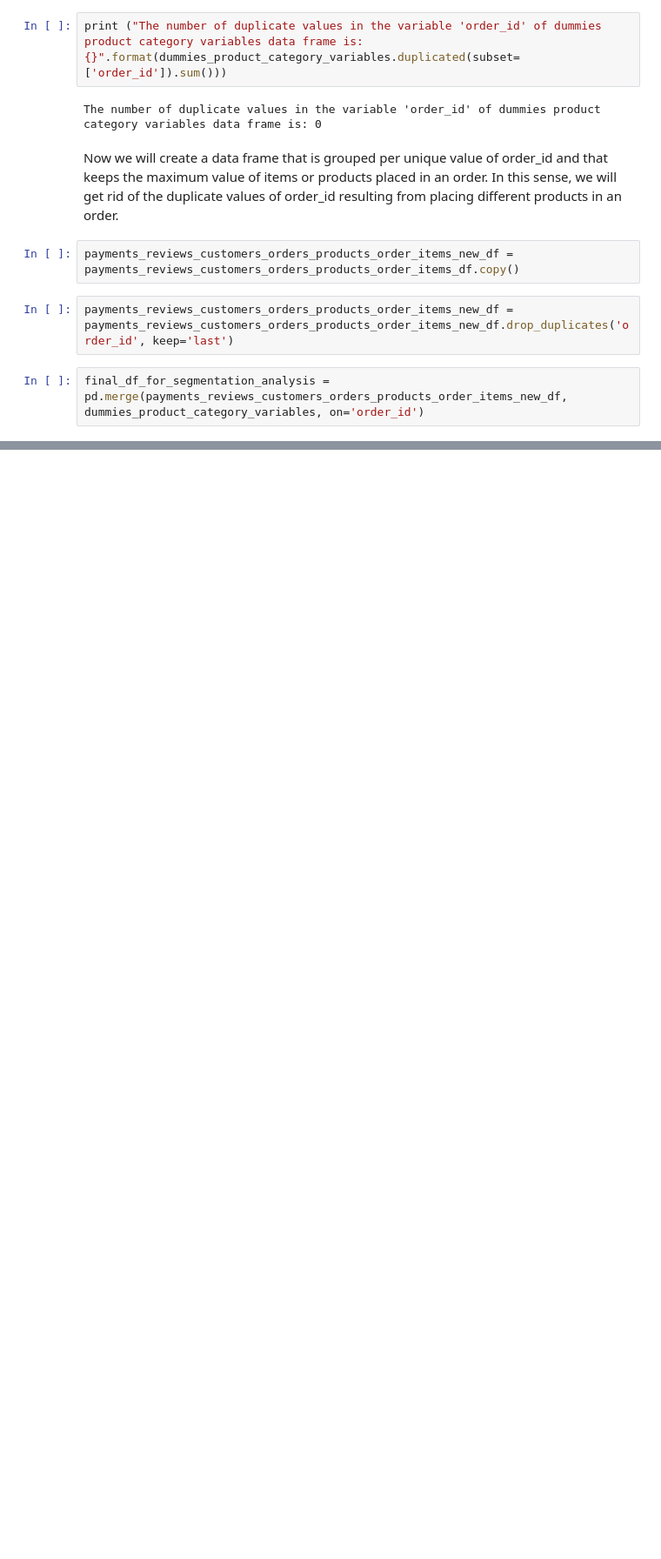
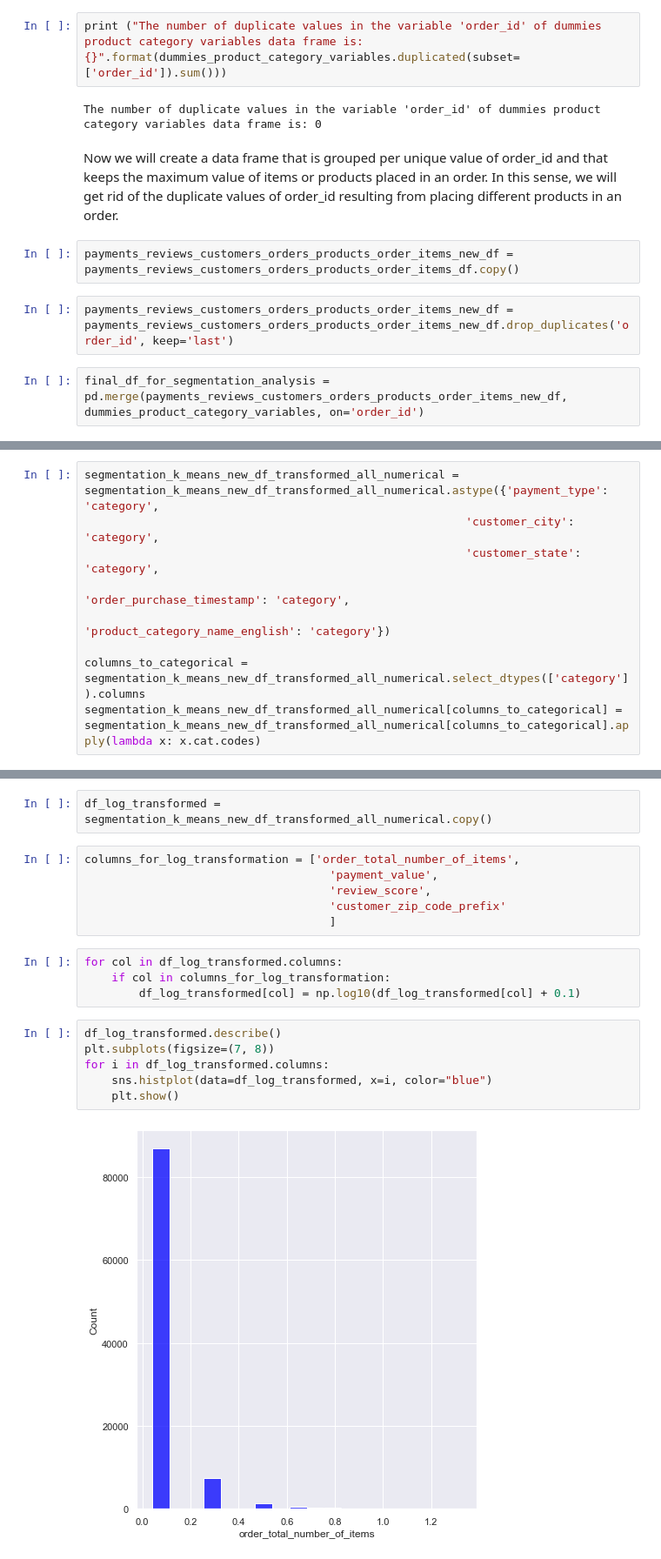
Before and after one commit to MariaDBPerez/clients_segmentation, a Jupyter notebook: project_5.ipynb, the cells around one changed output, grey strips where cells are left out. Shown at 87% size. Saved outputs shown, nothing was run; the diff lists cells and outputs as text; blank space fills up the shorter version.

```diff
--- a/project_5.ipynb
+++ b/project_5.ipynb
@@ -809,0 +1009,9 @@ To compute the **Recency**, we will compute the number of days that has been sin
+# %%
+segmentation_k_means_new_df_transformed_all_numerical = segmentation_k_means_new_df_transformed_all_numerical.astype({'payment_type': 'category',
+                                                        'customer_city': 'category',
+                                                        'customer_state': 'category',
+                                                        'order_purchase_timestamp': 'category',
+                                                        'product_category_name_english': 'category'})
+
+columns_to_categorical = segmentation_k_means_new_df_transformed_all_numerical.select_dtypes(['category']).columns
+segmentation_k_means_new_df_transformed_all_numerical[columns_to_categorical] = segmentation_k_means_new_df_transformed_all_numerical[columns_to_categorical].apply(lambda x: x.cat.codes)
@@ -809,0 +1049,20 @@ To compute the **Recency**, we will compute the number of days that has been sin
+# %%
+df_log_transformed = segmentation_k_means_new_df_transformed_all_numerical.copy()
+# %%
+columns_for_log_transformation = ['order_total_number_of_items',
+                                    'payment_value',
+                                    'review_score',
+                                    'customer_zip_code_prefix'
+                                    ]
+# %%
+for col in df_log_transformed.columns:
+    if col in columns_for_log_transformation:
+        df_log_transformed[col] = np.log10(df_log_transformed[col] + 0.1)
+# %%
+df_log_transformed.describe()
+plt.subplots(figsize=(7, 8))
+for i in df_log_transformed.columns:
+    sns.histplot(data=df_log_transformed, x=i, color="blue")
+    plt.show()
+# %% [output]
+[figure, added]
```
Also changed, not shown: parts of 63 cells of this notebook.
